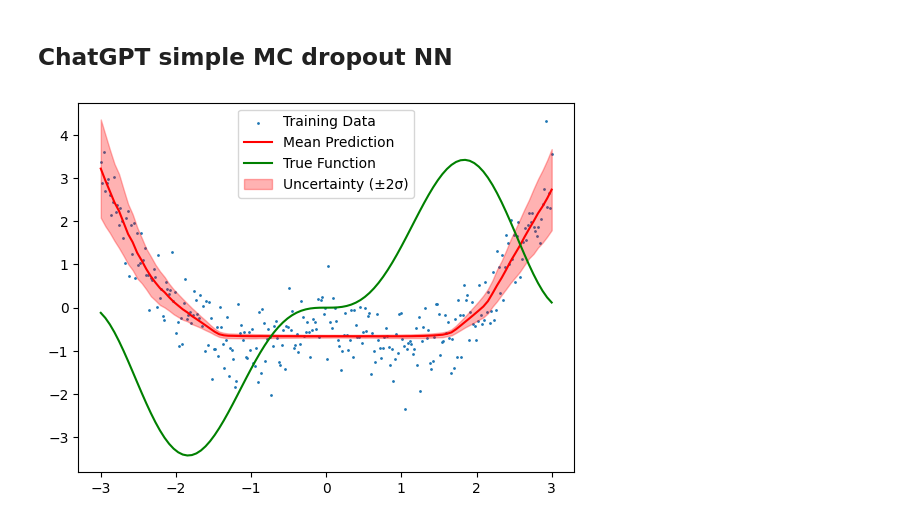
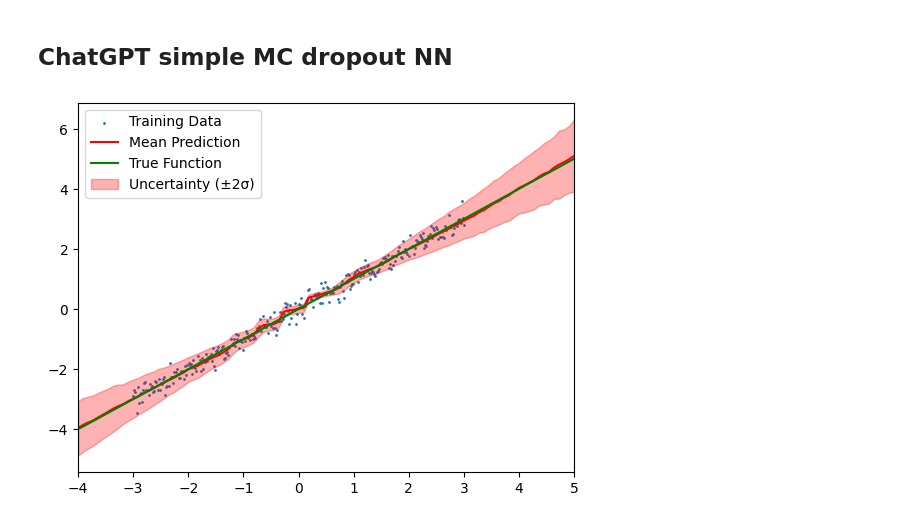
Before and after one commit to jolu2111/Master_thesis, a Jupyter notebook: Code/BNN_examples.ipynb, the cells around one changed output. Drawn from its saved outputs; the diff is of its cells as text; code cells hidden in the pictures.

```diff
--- a/Code/BNN_examples.ipynb
+++ b/Code/BNN_examples.ipynb
@@ -600,20 +554,22 @@ class MCDropoutNN(nn.Module):
         super().__init__()
         self.fc1 = nn.Linear(1, 100)
         self.dropout = nn.Dropout(0.2)  # Dropout layer
+        self.fc2 = nn.Linear(100, 100)
         self.dropout = nn.Dropout(0.2)  # Dropout layer
-        self.fc2 = nn.Linear(100, 1)
+        self.fc3 = nn.Linear(100, 1)
 
     def forward(self, x):
         x = torch.relu(self.fc1(x))
         x = self.dropout(x)  # Dropout applied at inference too!
+        x = torch.relu(self.fc2(x))
         x = self.dropout(x)  # Dropout applied at inference too!
-        x = self.fc2(x)
+        x = self.fc3(x)
         return x
 
-# Generate toy dataset (y = 2x + noise)
+# Generate toy dataset
 # torch.manual_seed(42)
 X_train = torch.linspace(-3, 3, 300).reshape(-1, 1)
-y_train = X_train**2-abs(X_train*2) + torch.randn_like(X_train) * 0.5  # Add noise
+y_train = X_train + torch.randn_like(X_train) * 0.2  # Add noise
 
 # Initialize model and optimizer
 model = MCDropoutNN()
@@ -640,13 +596,13 @@ mean_pred, std_pred = mc_dropout_prediction(model, X_test)
 # %%
 # Plot results
 plt.scatter(X_train, y_train, label="Training Data",s=1)
 plt.plot(X_test, mean_pred.detach(), label="Mean Prediction", color="red")
-plt.plot(X_test, 2*X_test*np.sin(X_test)**2, label="True Function", color="green")
+plt.plot(X_test, X_test, label="True Function", color="green")
 plt.fill_between(X_test.flatten(),
                  (mean_pred - 2 * std_pred).detach().numpy(),
                  (mean_pred + 2 * std_pred).detach().numpy(),
                  color='red', alpha=0.3, label="Uncertainty (±2σ)")
 plt.legend()
 plt.show()
 # %% [output]
-[figure, old version]
+[figure, new version]
```
Also changed, not shown: parts of 11 cells of this notebook.
